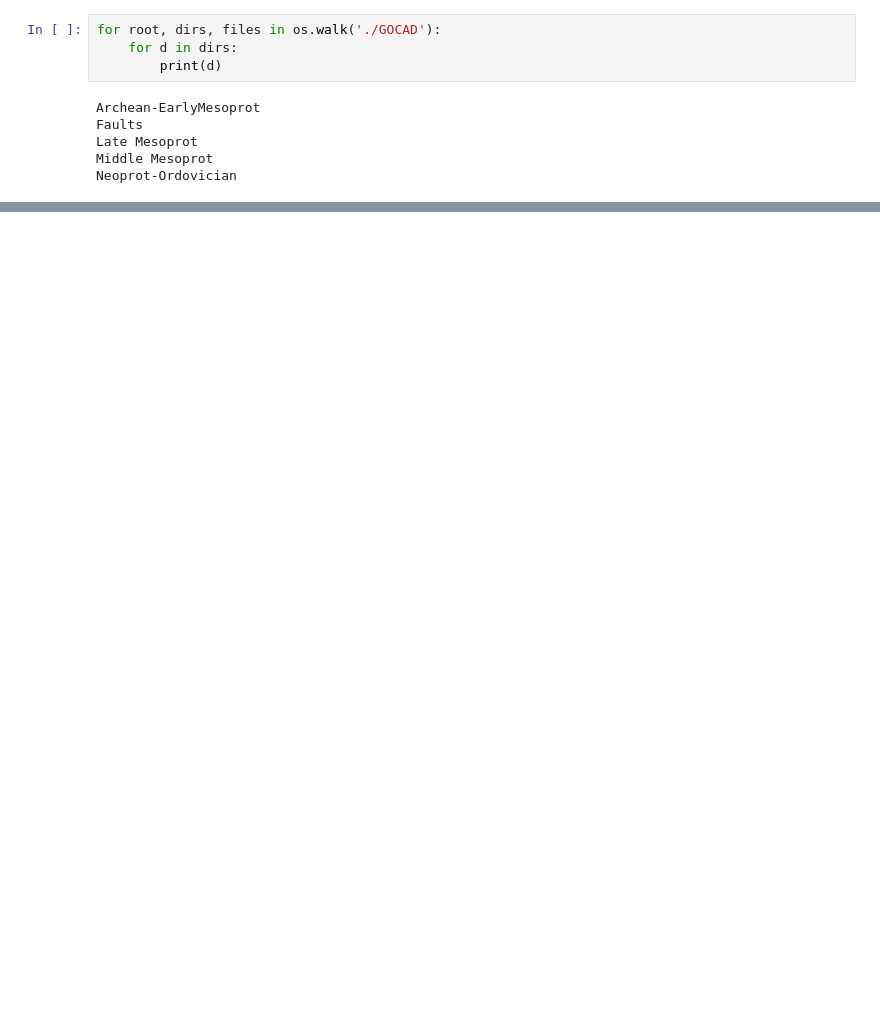
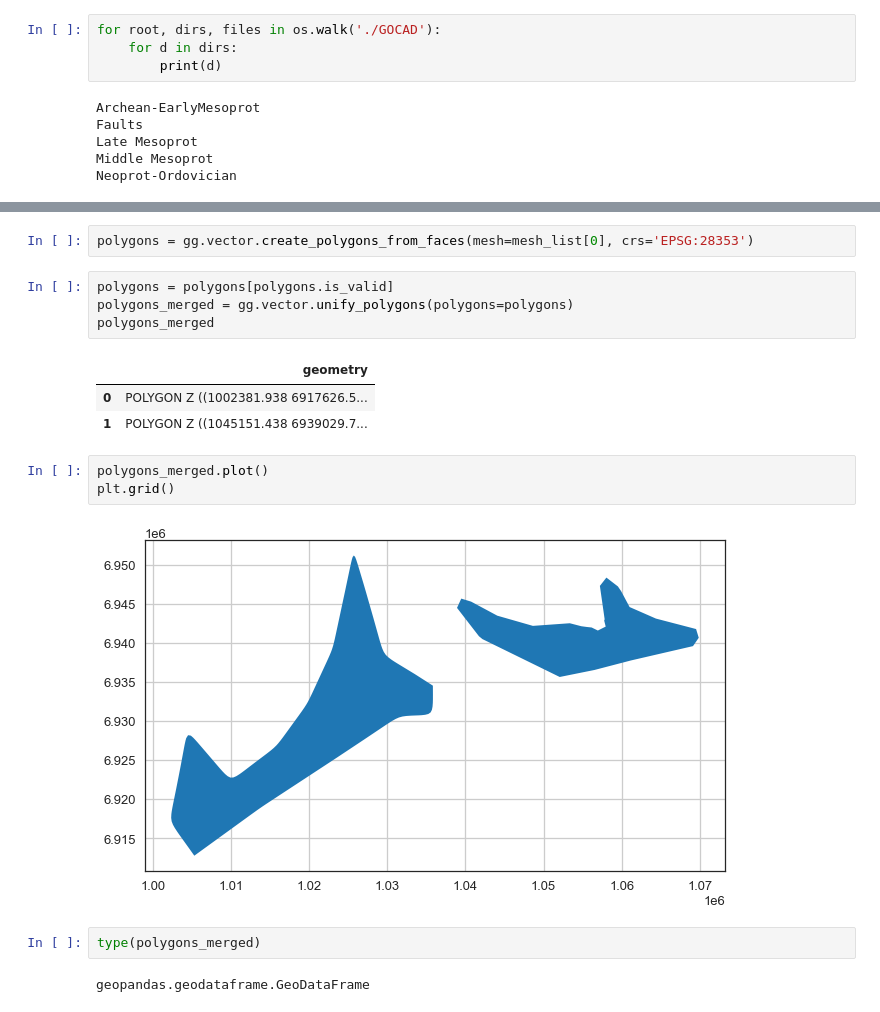
Before and after one commit to RichardScottOZ/Transform-2021, a Jupyter notebook: SA-Solid-Geology-Case-Study.ipynb, the cells around one changed output, grey strips where cells are left out. Saved outputs shown, nothing was run; the diff lists cells and outputs as text; blank space fills up the shorter version.

Commit message:
polygon mesh comparison

```diff
--- a/SA-Solid-Geology-Case-Study.ipynb
+++ b/SA-Solid-Geology-Case-Study.ipynb
@@ -342,0 +348,19 @@ dfSolidGeology.head()
+# %%
+polygons = gg.vector.create_polygons_from_faces(mesh=mesh_list[0], crs='EPSG:28353')
+# %%
+polygons = polygons[polygons.is_valid]
+polygons_merged = gg.vector.unify_polygons(polygons=polygons)
+polygons_merged
+# %% [output]
+|  | geometry |
+| 0 | POLYGON Z ((1002381.938 6917626.5... |
+| 1 | POLYGON Z ((1045151.438 6939029.7... |
+# %%
+polygons_merged.plot()
+plt.grid()
+# %% [output]
+[figure, added]
+# %%
+type(polygons_merged)
+# %% [output]
+geopandas.geodataframe.GeoDataFrame
```
Also changed, not shown: parts of 25 cells of this notebook.
